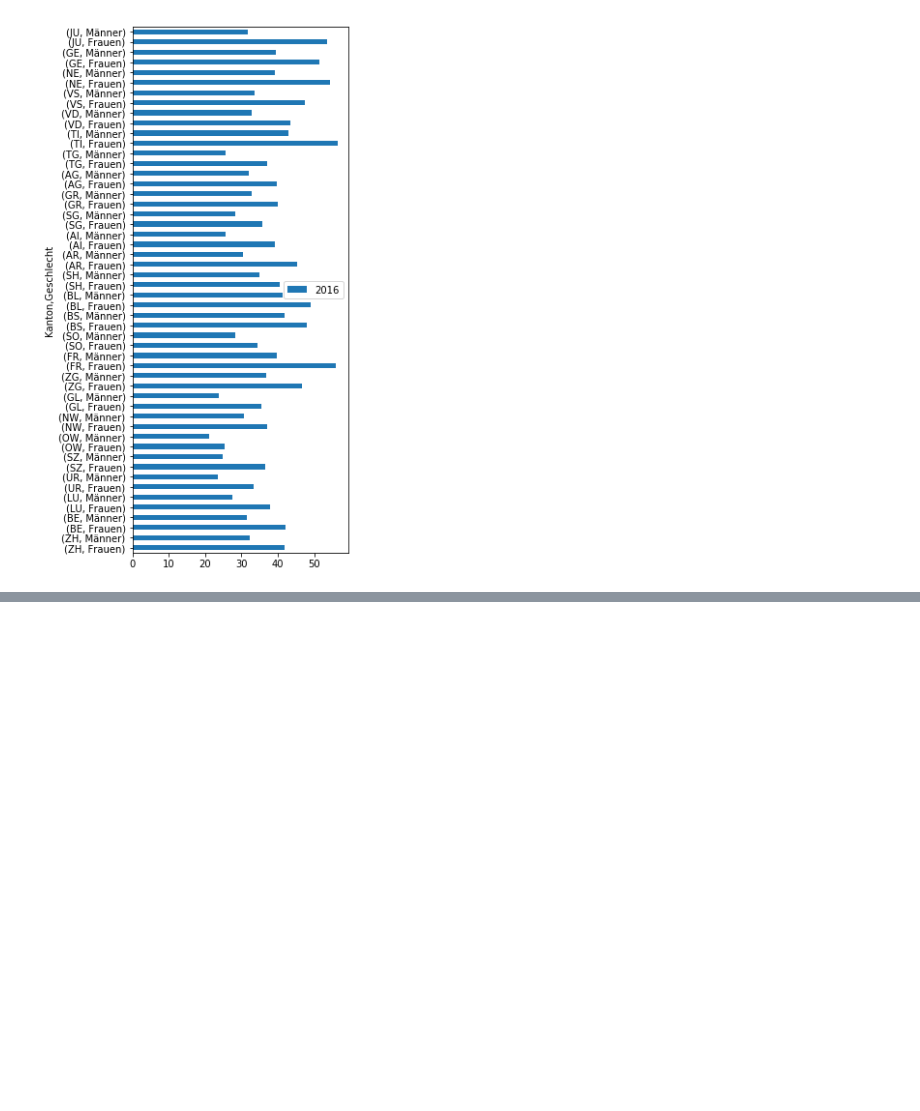
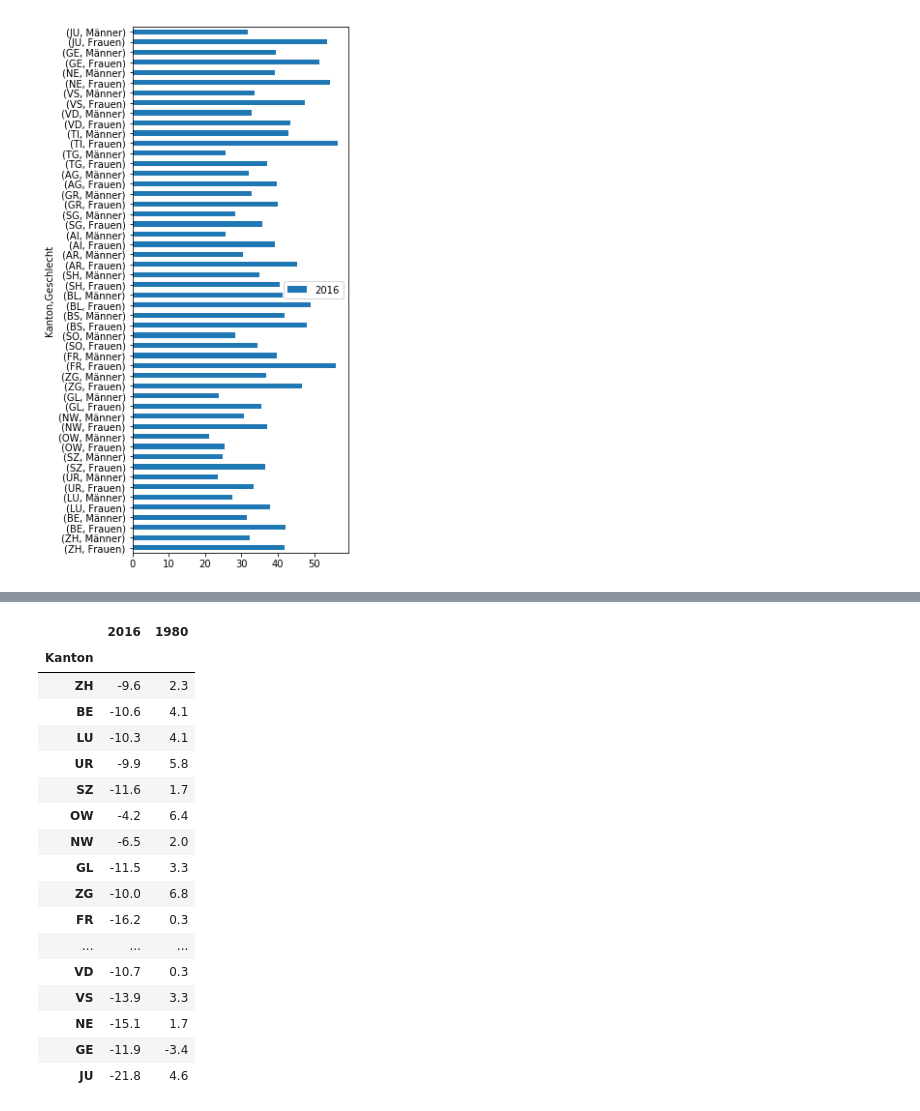
Before and after one commit to xeophin/lede-data-studio, a Jupyter notebook: code/01-university-eligibility/project-1.ipynb, the cells around one changed output, grey strips where cells are left out. Saved outputs shown, nothing was run; the diff lists cells and outputs as text; code cells hidden in the pictures; blank space fills up the shorter version.

```diff
--- a/code/01-university-eligibility/project-1.ipynb
+++ b/code/01-university-eligibility/project-1.ipynb
@@ -52,0 +150,21 @@ df.loc[:,['2016']].plot(kind='barh', figsize=(4,10))
+# %%
+delta_df
+# %% [output]
+|  | 2016 | 1980 |
+| Kanton |  |  |
+| ZH | -9.6 | 2.3 |
+| BE | -10.6 | 4.1 |
+| LU | -10.3 | 4.1 |
+| UR | -9.9 | 5.8 |
+| SZ | -11.6 | 1.7 |
+| OW | -4.2 | 6.4 |
+| NW | -6.5 | 2.0 |
+| GL | -11.5 | 3.3 |
+| ZG | -10.0 | 6.8 |
+| FR | -16.2 | 0.3 |
+| ... | ... | ... |
+| VD | -10.7 | 0.3 |
+| VS | -13.9 | 3.3 |
+| NE | -15.1 | 1.7 |
+| GE | -11.9 | -3.4 |
+| JU | -21.8 | 4.6 |
```
Also changed, not shown: parts of 11 cells of this notebook.
